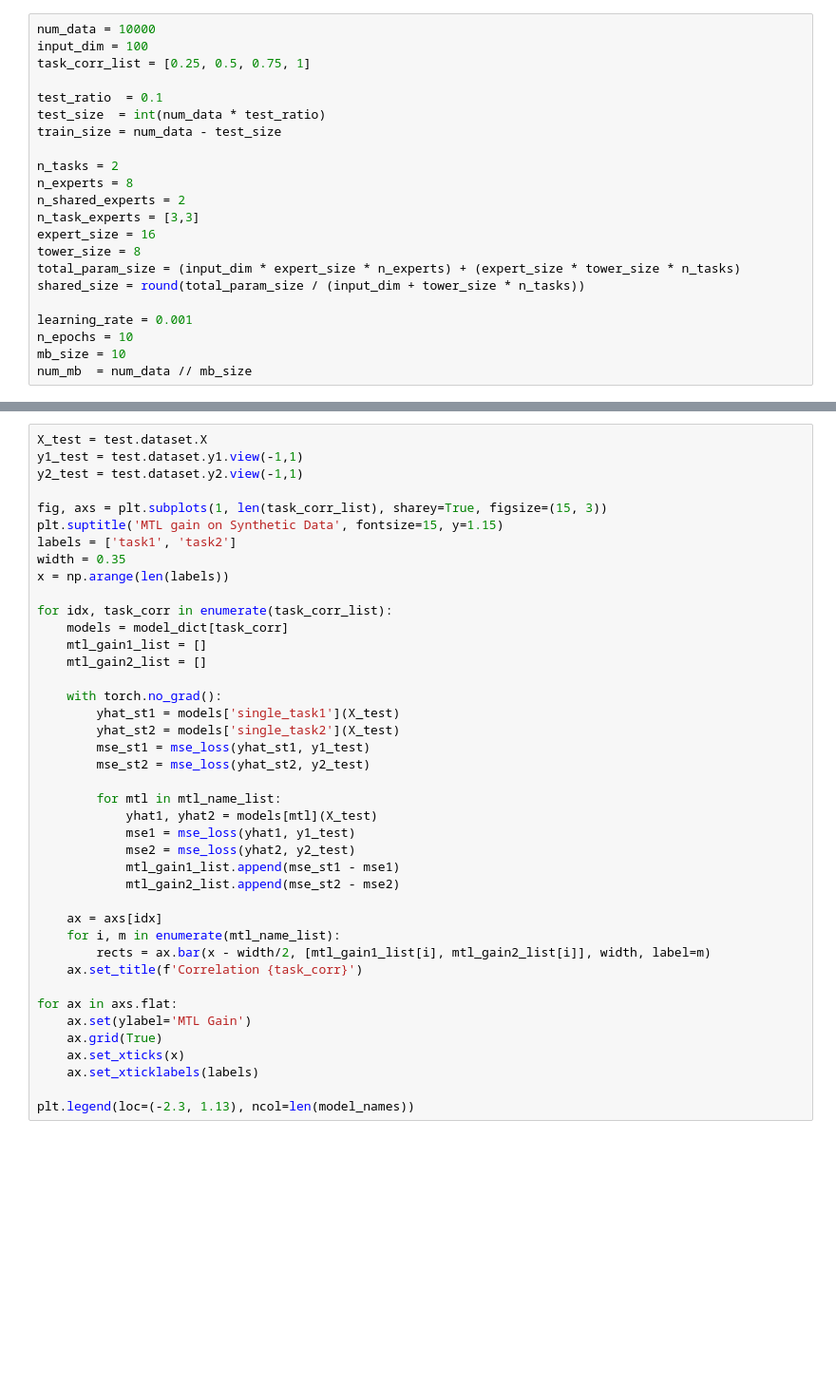
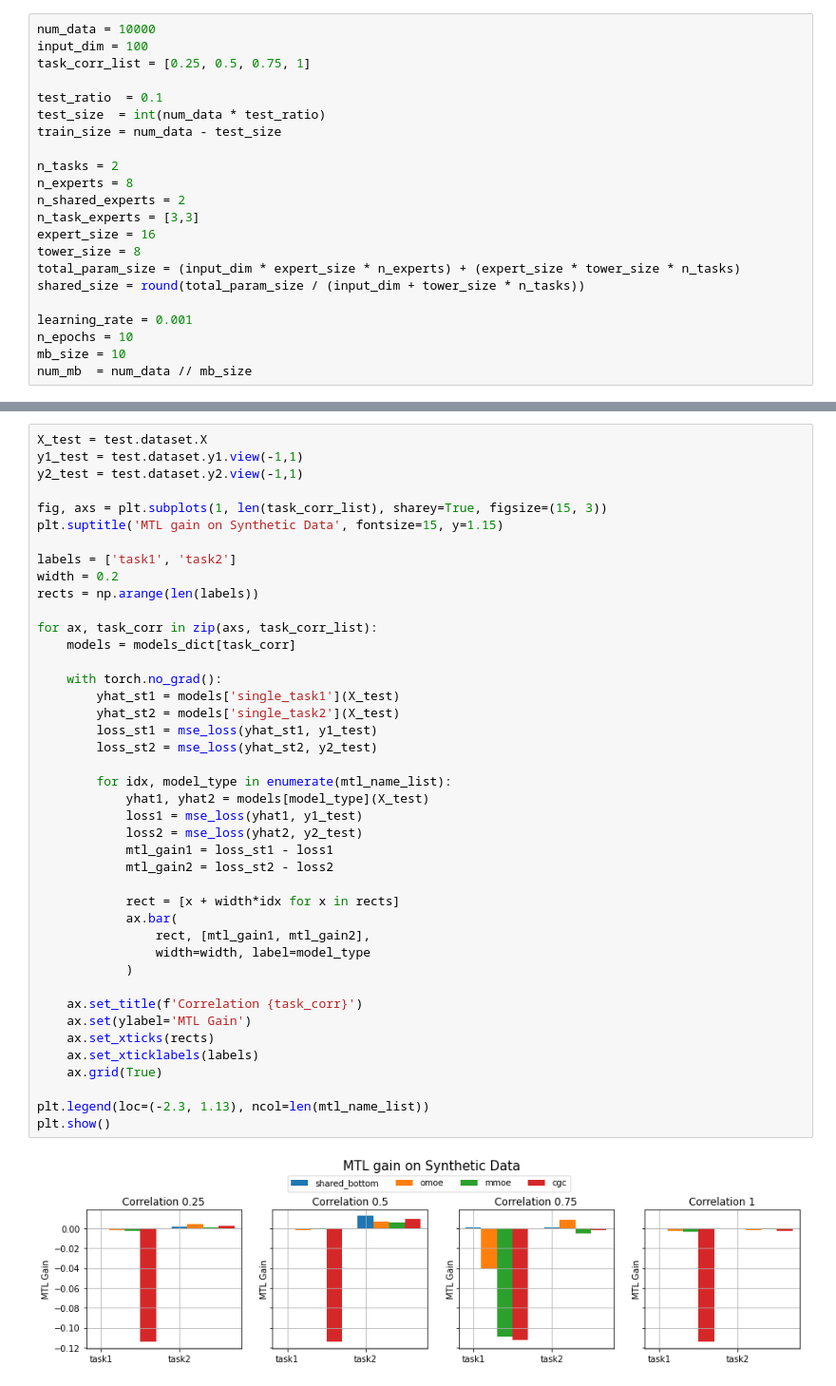
Before and after one commit to daramg-suminlee/multitask-learning-pytorch, a Jupyter notebook: notebooks/synthetic_data.ipynb, the cells around one changed output, grey strips where cells are left out. Shown: that part at 95% size. Cells and saved outputs as stored; diff of their text form; blank space fills up the shorter version.

```diff
--- a/notebooks/synthetic_data.ipynb
+++ b/notebooks/synthetic_data.ipynb
@@ -194,41 +141,44 @@ plt.legend(loc=(-2.3, 1.13), ncol=len(model_names))
 # %%
 X_test = test.dataset.X
 y1_test = test.dataset.y1.view(-1,1)
 y2_test = test.dataset.y2.view(-1,1)
 
 fig, axs = plt.subplots(1, len(task_corr_list), sharey=True, figsize=(15, 3))
 plt.suptitle('MTL gain on Synthetic Data', fontsize=15, y=1.15)
+
 labels = ['task1', 'task2']
-width = 0.35
-x = np.arange(len(labels))
+width = 0.2
+rects = np.arange(len(labels))
 
-for idx, task_corr in enumerate(task_corr_list):
-    models = model_dict[task_corr]
-    mtl_gain1_list = []
-    mtl_gain2_list = []
+for ax, task_corr in zip(axs, task_corr_list):
+    models = models_dict[task_corr]
 
     with torch.no_grad():
         yhat_st1 = models['single_task1'](X_test)
         yhat_st2 = models['single_task2'](X_test)
-        mse_st1 = mse_loss(yhat_st1, y1_test)
-        mse_st2 = mse_loss(yhat_st2, y2_test)
+        loss_st1 = mse_loss(yhat_st1, y1_test)
+        loss_st2 = mse_loss(yhat_st2, y2_test)
 
-        for mtl in mtl_name_list:
-            yhat1, yhat2 = models[mtl](X_test)
-            mse1 = mse_loss(yhat1, y1_test)
-            mse2 = mse_loss(yhat2, y2_test)
-            mtl_gain1_list.append(mse_st1 - mse1)
-            mtl_gain2_list.append(mse_st2 - mse2)
+        for idx, model_type in enumerate(mtl_name_list):
+            yhat1, yhat2 = models[model_type](X_test)
+            loss1 = mse_loss(yhat1, y1_test)
+            loss2 = mse_loss(yhat2, y2_test)
+            mtl_gain1 = loss_st1 - loss1
+            mtl_gain2 = loss_st2 - loss2
 
-    ax = axs[idx]
-    for i, m in enumerate(mtl_name_list):
-        rects = ax.bar(x - width/2, [mtl_gain1_list[i], mtl_gain2_list[i]], width, label=m)
+            rect = [x + width*idx for x in rects]
+            ax.bar(
+                rect, [mtl_gain1, mtl_gain2],
+                width=width, label=model_type
+            )
+
     ax.set_title(f'Correlation {task_corr}')
+    ax.set(ylabel='MTL Gain')
+    ax.set_xticks(rects)
+    ax.set_xticklabels(labels)
+    ax.grid(True)
 
-for ax in axs.flat:
-    ax.set(ylabel='MTL Gain')
-    ax.grid(True)
-    ax.set_xticks(x)
-    ax.set_xticklabels(labels)
-
-plt.legend(loc=(-2.3, 1.13), ncol=len(model_names))
+plt.legend(loc=(-2.3, 1.13), ncol=len(mtl_name_list))
+plt.show()
+# %% [output]
+[figure, added]
```
Also changed, not shown: parts of 5 cells of this notebook.
